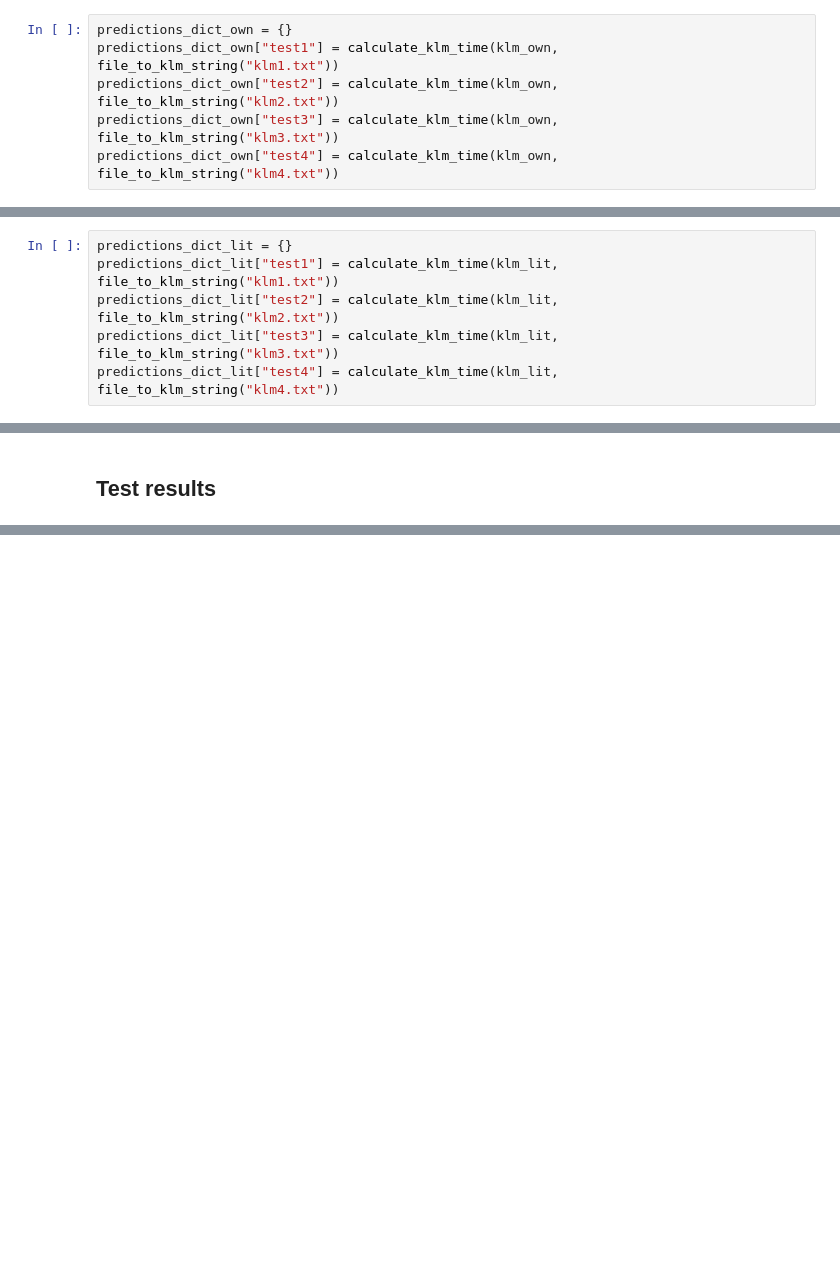
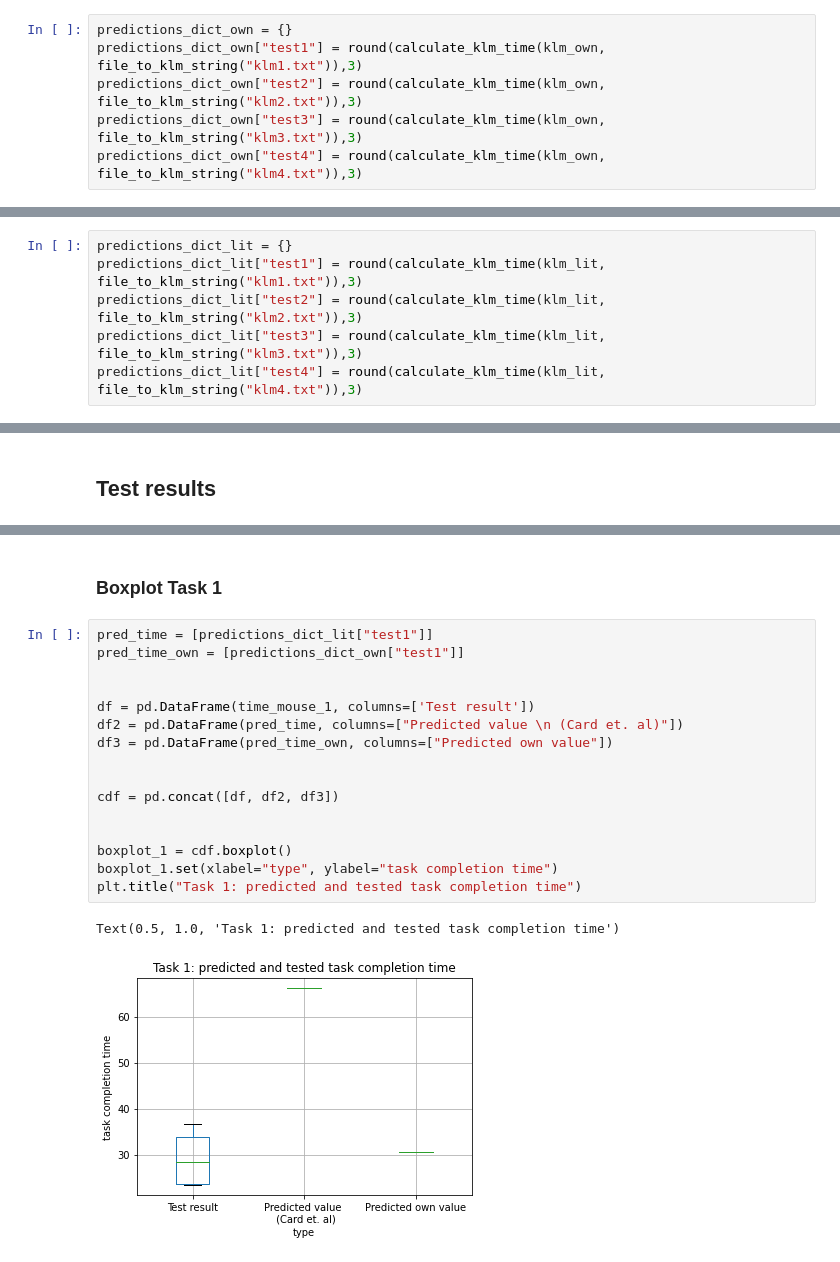
Before and after one commit to ITT-21SS-UR/assignment6-modellinginteraction-bb6, a Jupyter notebook: report/klm_report.ipynb, the cells around one changed output, grey strips where cells are left out. Saved outputs shown, nothing was run; the diff lists cells and outputs as text; blank space fills up the shorter version.

```diff
--- a/report/klm_report.ipynb
+++ b/report/klm_report.ipynb
@@ -55,10 +56,10 @@ klm_own = {
             }
 # %%
 predictions_dict_own = {}
-predictions_dict_own["test1"] = calculate_klm_time(klm_own, file_to_klm_string("klm1.txt"))
-predictions_dict_own["test2"] = calculate_klm_time(klm_own, file_to_klm_string("klm2.txt"))
-predictions_dict_own["test3"] = calculate_klm_time(klm_own, file_to_klm_string("klm3.txt"))
-predictions_dict_own["test4"] = calculate_klm_time(klm_own, file_to_klm_string("klm4.txt"))
+predictions_dict_own["test1"] = round(calculate_klm_time(klm_own, file_to_klm_string("klm1.txt")),3)
+predictions_dict_own["test2"] = round(calculate_klm_time(klm_own, file_to_klm_string("klm2.txt")),3)
+predictions_dict_own["test3"] = round(calculate_klm_time(klm_own, file_to_klm_string("klm3.txt")),3)
+predictions_dict_own["test4"] = round(calculate_klm_time(klm_own, file_to_klm_string("klm4.txt")),3)
 # %%
 predictions_dict_own
 # %% [output]
@@ -69,9 +67,9 @@ predictions_dict_own
 # %%
 predictions_dict_lit = {}
-predictions_dict_lit["test1"] = calculate_klm_time(klm_lit, file_to_klm_string("klm1.txt"))
-predictions_dict_lit["test2"] = calculate_klm_time(klm_lit, file_to_klm_string("klm2.txt"))
-predictions_dict_lit["test3"] = calculate_klm_time(klm_lit, file_to_klm_string("klm3.txt"))
-predictions_dict_lit["test4"] = calculate_klm_time(klm_lit, file_to_klm_string("klm4.txt"))
+predictions_dict_lit["test1"] = round(calculate_klm_time(klm_lit, file_to_klm_string("klm1.txt")),3)
+predictions_dict_lit["test2"] = round(calculate_klm_time(klm_lit, file_to_klm_string("klm2.txt")),3)
+predictions_dict_lit["test3"] = round(calculate_klm_time(klm_lit, file_to_klm_string("klm3.txt")),3)
+predictions_dict_lit["test4"] = round(calculate_klm_time(klm_lit, file_to_klm_string("klm4.txt")),3)
 # %%
 predictions_dict_lit
 # %% [output]
@@ -121,0 +123,21 @@ time_key_2_result
+# %% [markdown]
+### Boxplot Task 1
+# %%
+pred_time = [predictions_dict_lit["test1"]]
+pred_time_own = [predictions_dict_own["test1"]]
+
+
+df = pd.DataFrame(time_mouse_1, columns=['Test result'])
+df2 = pd.DataFrame(pred_time, columns=["Predicted value \n (Card et. al)"])
+df3 = pd.DataFrame(pred_time_own, columns=["Predicted own value"])
+
+
+cdf = pd.concat([df, df2, df3])
+
+
+boxplot_1 = cdf.boxplot()
+boxplot_1.set(xlabel="type", ylabel="task completion time")
+plt.title("Task 1: predicted and tested task completion time")
+# %% [output]
+Text(0.5, 1.0, 'Task 1: predicted and tested task completion time')
+[figure, added]
```
Also changed, not shown: parts of 13 cells of this notebook.
